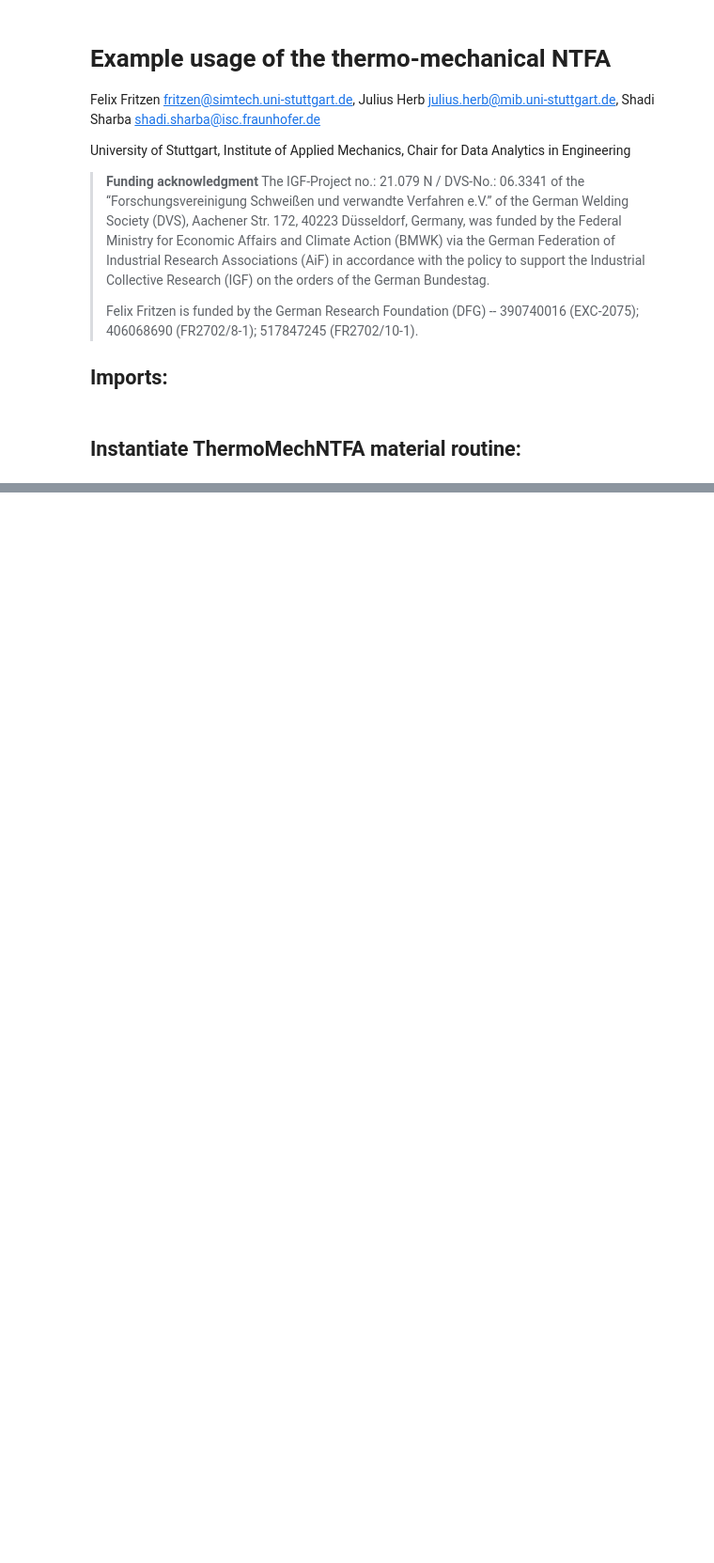
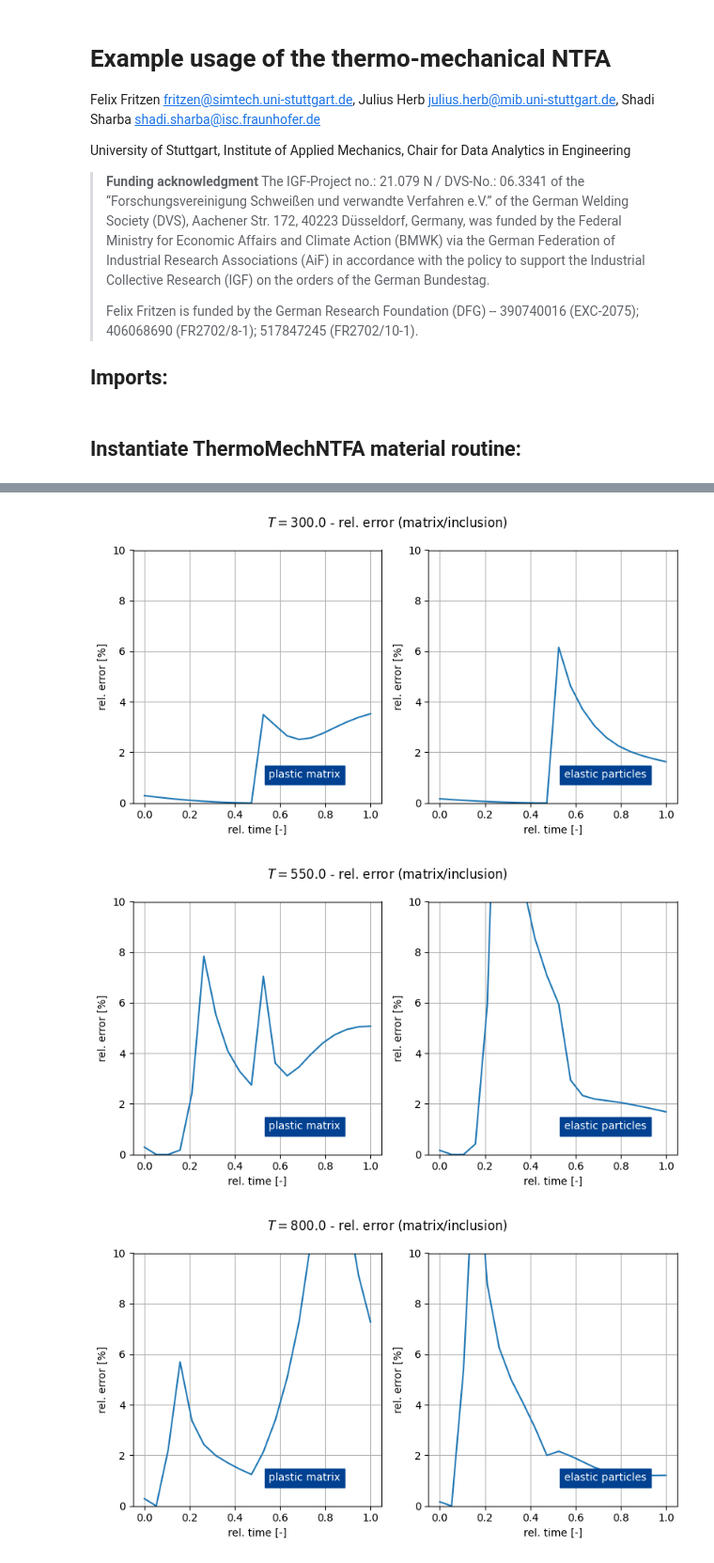
Before and after one commit to DataAnalyticsEngineering/ThermoNTFA, a Jupyter notebook: examples/thermoNTFA_example.ipynb, the cells around one changed output, grey strips where cells are left out. Shown: that part at 94% size. Saved outputs shown, nothing was run; the diff lists cells and outputs as text; code cells hidden in the pictures; blank space fills up the shorter version.

```diff
--- a/examples/thermoNTFA_example.ipynb
+++ b/examples/thermoNTFA_example.ipynb
@@ -399,7 +418,7 @@ sig1_fe_list = []
 
 # with h5py.File("ms9p_uniaxial_stress_data_loading0-5.h5", "r") as F:
 with h5py.File(
-    os.path.join("data", "ms9p_uniaxial_stress_data_mod_loading0.h5"), "r"
+    os.path.join(data_path, "loadcases", "ms9p_uniaxial_stress_data_mod_loading0.h5"), "r"
 ) as F:
     for iload in range(1):
         G = F[f"loading{iload:1d}"]
@@ -429,31 +448,35 @@ for k in [0, 1, 2, 3, 4]:
     # fig.suptitle(rf"$T={theta_list[np.mod(k,5)]}$ - rel. error (overall/matrix/inclusion)")
     temp = theta_list[np.mod(k, 5)]
     fig.suptitle(rf"$T={temp}$ - rel. error (matrix/inclusion)")
     c1 = ntfa_material.v_frac[0]
     c2 = ntfa_material.v_frac[1]
     sig_list[k] = c1 * sig0_list[k] + c2 * sig1_list[k]
     # delta =   c1 * sig0_list[k] + c2 * sig1_list[k] - sig_list[k]
     # print(rel_error(  c1 * sig0_fe_list[k] + c2 * sig1_fe_list[k], sig_fe_list[k] ))
     err_sig = rel_error(sig_list[k], sig_fe_list[k], r_min=1e4)
     err_sig0 = rel_error(sig0_list[k], sig0_fe_list[k], r_min=1e4)
     err_sig1 = rel_error(sig1_list[k], sig1_fe_list[k], r_min=1e4)
     t = np.linspace(0, 1, sig_list[k].shape[0])
     ax[0].plot(t[:], err_sig0[:] * 100)
     ax[1].plot(t[:], err_sig1[:] * 100)
     for A in ax:
         A.grid()
         A.set_xlabel("rel. time [-]")
         A.set_ylabel("rel. error [%]")
         A.set_ylim([0, 10])
     ax[0].text(0.55, 1, "plastic matrix", backgroundcolor="#004191", color="white")
     ax[1].text(0.55, 1, "elastic particles", backgroundcolor="#004191", color="white")
     fig.tight_layout()
-    plt.savefig(os.path.join("results", f"rel_error_uniaxial_T{temp:.0f}.jpg"))
+    plt.savefig(os.path.join(data_path, "results", f"rel_error_uniaxial_T{temp:.0f}.jpg"))
     # ax[0].plot(t[:], err_sig[:]*100)
     # ax[1].plot(t[:], err_sig0[:]*100)
     # ax[2].plot(t[:], err_sig1[:]*100)
 
     # print( sig_list[k] - ntfa_material.v_frac[0] * sig0_list[k] - ntfa_material.v_frac[1] * sig1_list[k] )
     # print(f'rel. error in sig   {100*err_sig}%')
     # print(f'rel. error in sig0  {100*err_sig0}%')
     # print(f'rel. error in sig1  {100*err_sig1}%')
+# %% [output]
+[figure, added]
+[figure, added]
+[figure, added]
```
Also changed, not shown: parts of 7 cells of this notebook, 26 other files.
